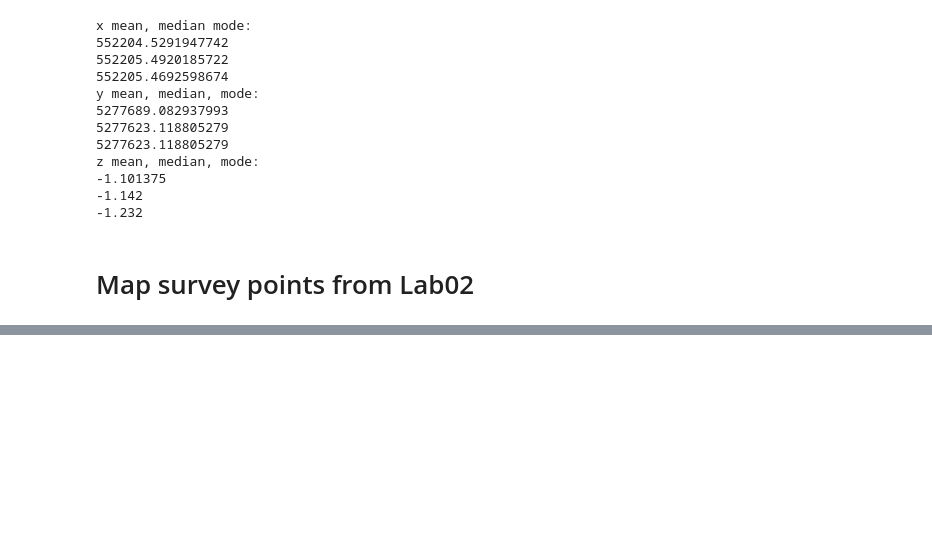
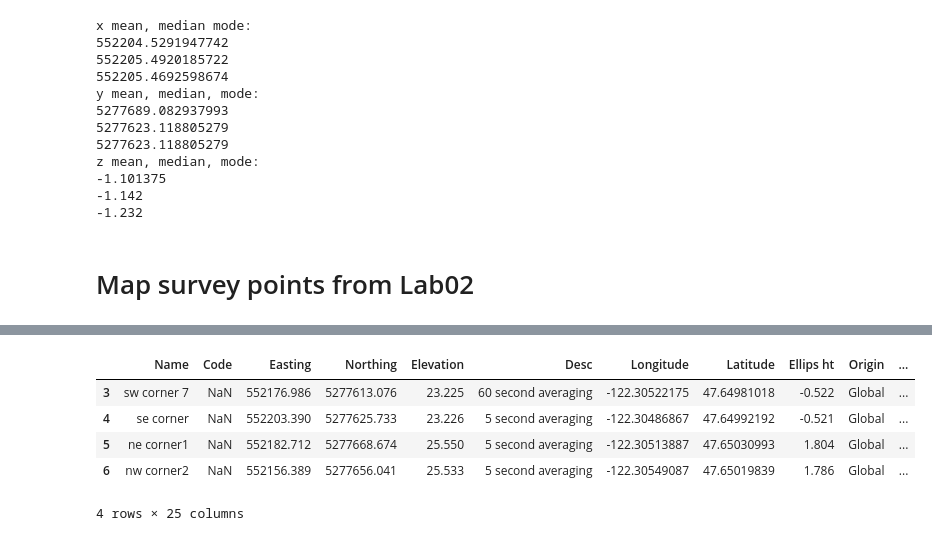
Before and after one commit to dlhogan97/AdvSurveyingGeomatics, a Jupyter notebook: notebooks/lab-02.ipynb, the cells around one changed output, grey strips where cells are left out. Saved outputs shown, nothing was run; the diff lists cells and outputs as text; code cells hidden in the pictures; blank space fills up the shorter version.

```diff
--- a/notebooks/lab-02.ipynb
+++ b/notebooks/lab-02.ipynb
@@ -97,0 +182,9 @@ z mean, median, mode:
+# %%
+lora_montlake_pts
+# %% [output]
+|  | Name | Code | Easting | Northing | Elevation | Desc | Longitude | Latitude | Ellips ht | Origin | ... |
+| 3 | sw corner 7 | NaN | 552176.986 | 5277613.076 | 23.225 | 60 second averaging | -122.30522175 | 47.64981018 | -0.522 | Global | ... |
+| 4 | se corner | NaN | 552203.390 | 5277625.733 | 23.226 | 5 second averaging | -122.30486867 | 47.64992192 | -0.521 | Global | ... |
+| 5 | ne corner1 | NaN | 552182.712 | 5277668.674 | 25.550 | 5 second averaging | -122.30513887 | 47.65030993 | 1.804 | Global | ... |
+| 6 | nw corner2 | NaN | 552156.389 | 5277656.041 | 25.533 | 5 second averaging | -122.30549087 | 47.65019839 | 1.786 | Global | ... |
+4 rows × 25 columns
```
Also changed, not shown: parts of 12 cells of this notebook, 7 other files.
